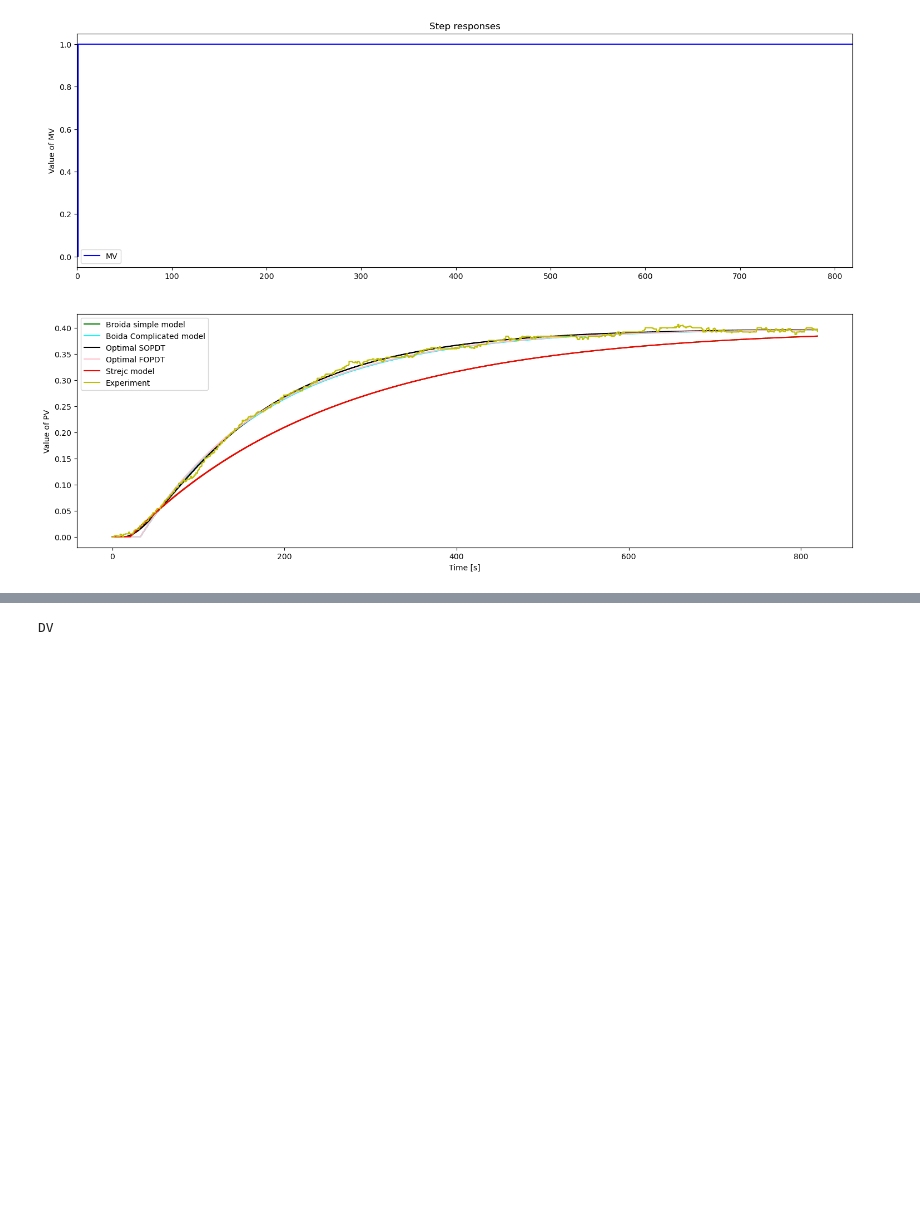
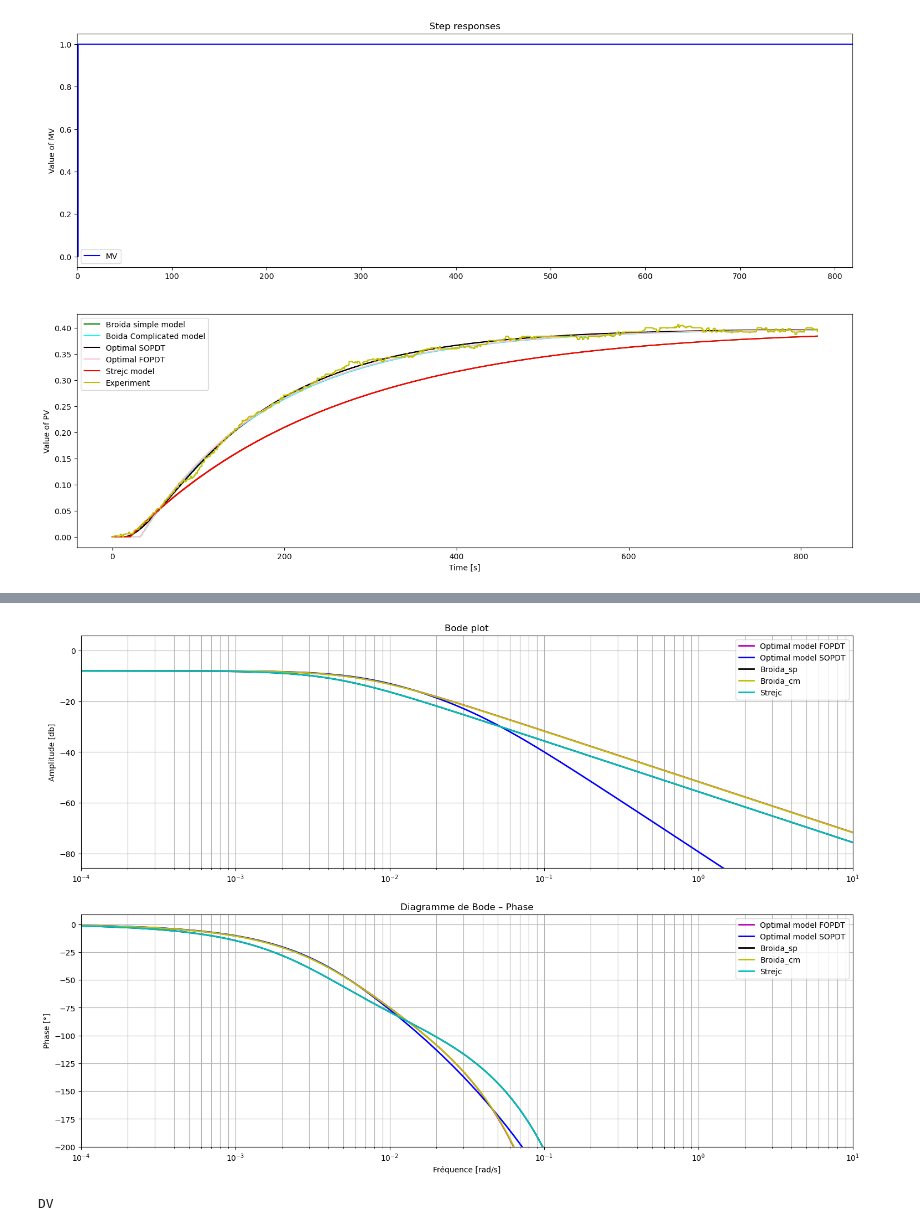
Before and after one commit to LASS2Y/ControlAndTheory, a Jupyter notebook: SIMULATION_OLP.ipynb, the cells around one changed output, grey strips where cells are left out. Drawn from its saved outputs; the diff is of its cells as text; code cells hidden in the pictures; blank space fills up the shorter version.

```diff
--- a/SIMULATION_OLP.ipynb
+++ b/SIMULATION_OLP.ipynb
@@ -208,0 +137,89 @@ plt.tight_layout()
+# %%
+# === Création des Process ===
+
+# Broida 1 (FOPDT)
+P_Broida1 = Process({})
+P_Broida1.parameters['Kp'] = Kp
+P_Broida1.parameters['Tlag1'] = T_FOPDT
+P_Broida1.parameters['theta'] = theta_FOPDT
+
+# Broida 2 (SOPDT)
+P_Broida2 = Process({})
+P_Broida2.parameters['Kp'] = Kp
+P_Broida2.parameters['Tlag1'] = T1_SOPDT
+P_Broida2.parameters['Tlag2'] = T2_SOPDT
+P_Broida2.parameters['theta'] = theta_SOPDT
+
+P_Broida_sp = Process({})
+P_Broida_sp.parameters['Kp'] = Kp  # Remplace par ta valeur
+P_Broida_sp.parameters['Tlag1'] = T_Bsp
+P_Broida_sp.parameters['theta'] = theta_Bsp
+
+P_Broida_cm = Process({})
+P_Broida_cm.parameters['Kp'] = Kp  # Remplace par ta valeur
+P_Broida_cm.parameters['Tlag1'] = T_Bcm
+P_Broida_cm.parameters['theta'] = theta_Bcm
+
+# Strejc (modélisé comme SOPDT ici)
+P_Strejc = Process({})
+P_Strejc.parameters['Kp'] = Kp
+P_Strejc.parameters['Tlag1'] = T
+P_Strejc.parameters['theta'] = theta_st
+
+# === Réponse fréquentielle ===
+omega = np.logspace(-4, 1, 10000)
+
+Ps_Broida_sp = Bode(P_Broida_sp, omega, Show=False)
+Ps_Broida_cm = Bode(P_Broida_cm, omega, Show=False)
+Ps_Broida1 = Bode(P_Broida1, omega, Show=False)
+Ps_Broida2 = Bode(P_Broida2, omega, Show=False)
+Ps_Strejc = Bode(P_Strejc, omega, Show=False)
+
+# === Tracé des diagrammes de Bode ===
+plt.figure(figsize=(18, 12))
+
+# Gain (Amplitude)
+plt.subplot(2, 1, 1)
+gain_min = np.min(20*np.log10(np.abs(Ps_Broida1)/5))
+gain_max = np.max(20*np.log10(np.abs(Ps_Broida1)*5))
+
+plt.semilogx(omega, 20*np.log10(np.abs(Ps_Broida1)), 'm', linewidth=2, label='Optimal model FOPDT')
+plt.semilogx(omega, 20*np.log10(np.abs(Ps_Broida2)), 'b', linewidth=2, label='Optimal model SOPDT')
+plt.semilogx(omega, 20*np.log10(np.abs(Ps_Broida_sp)), 'k', linewidth=2, label='Broida_sp')
+plt.semilogx(omega, 20*np.log10(np.abs(Ps_Broida_cm)), 'y', linewidth=2, label='Broida_cm')
+plt.semilogx(omega, 20*np.log10(np.abs(Ps_Strejc)), 'c', linewidth=2, label='Strejc')
+
+plt.xlim([np.min(omega), np.max(omega)])
+plt.ylim([gain_min, gain_max])
+plt.grid(True, which="both")
+plt.ylabel('Amplitude [db]')
+plt.title('Bode plot')
+plt.legend(loc='best')
+
+# Phase
+plt.subplot(2, 1, 2)
+ph_min = np.min((180/np.pi)*np.unwrap(np.angle(Ps_Broida1))) - 10
+ph_max = np.max((180/np.pi)*np.unwrap(np.angle(Ps_Broida1))) + 10
+
+plt.semilogx(omega, (180/np.pi)*np.unwrap(np.angle(Ps_Broida1)), 'm', linewidth=2, label='Optimal model FOPDT')
+plt.semilogx(omega, (180/np.pi)*np.unwrap(np.angle(Ps_Broida2)), 'b', linewidth=2, label='Optimal model SOPDT')
+#plt.semilogx(omega, (180/np.pi)*np.unwrap(np.angle(Ps_VDG)), 'r', linewidth=2, label='Van der Grinten')
+plt.semilogx(omega, (180/np.pi)*np.unwrap(np.angle(Ps_Broida_sp)), 'k', linewidth=2, label='Broida_sp')
+plt.semilogx(omega, (180/np.pi)*np.unwrap(np.angle(Ps_Broida_cm)), 'y', linewidth=2, label='Broida_cm')
+plt.semilogx(omega, (180/np.pi)*np.unwrap(np.angle(Ps_Strejc)), 'c', linewidth=2, label='Strejc')
+
+plt.xlim([np.min(omega), np.max(omega)])
+plt.ylim([np.max([ph_min, -200]), ph_max])
+plt.ylabel('Phase [°]')
+
+plt.xlim([np.min(omega), np.max(omega)])
+plt.ylim([np.max([ph_min, -200]), ph_max])
+plt.ylabel('Phase [°]')
+plt.xlabel('Fréquence [rad/s]')
+plt.title('Diagramme de Bode – Phase')
+plt.grid(True, which="both")
+plt.legend(loc='best')
+
+#plt.savefig("images/Bode.png", dpi=300, bbox_inches='tight')
+#plt.savefig("Bode_output_plot.png", dpi=300, bbox_inches='tight')
+# %% [output]
@@ -209,3 +227,4 @@ plt.tight_layout()
+[figure, added]
 # %%
 nameFile = 'Cleaned_data_Open_loop_experiment_on_DV_2026-03-05-13h03.txt'
 
```
Also changed, not shown: parts of 7 cells of this notebook, 10 other files.
